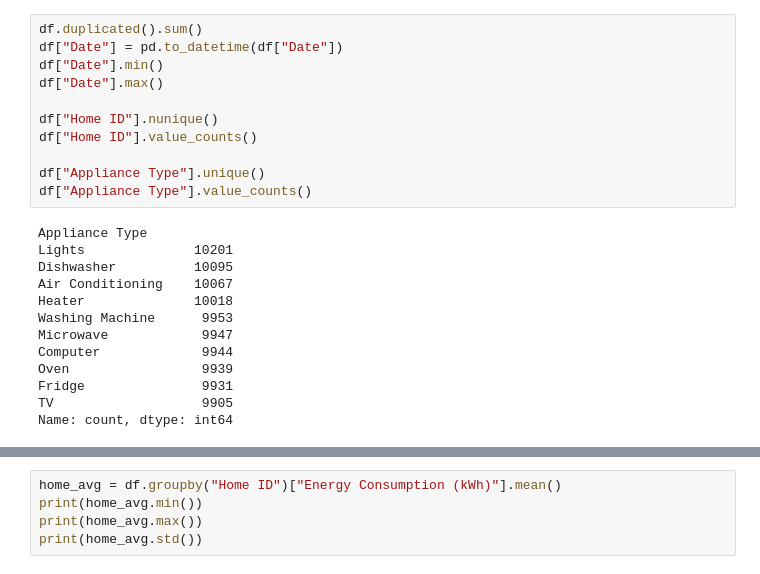
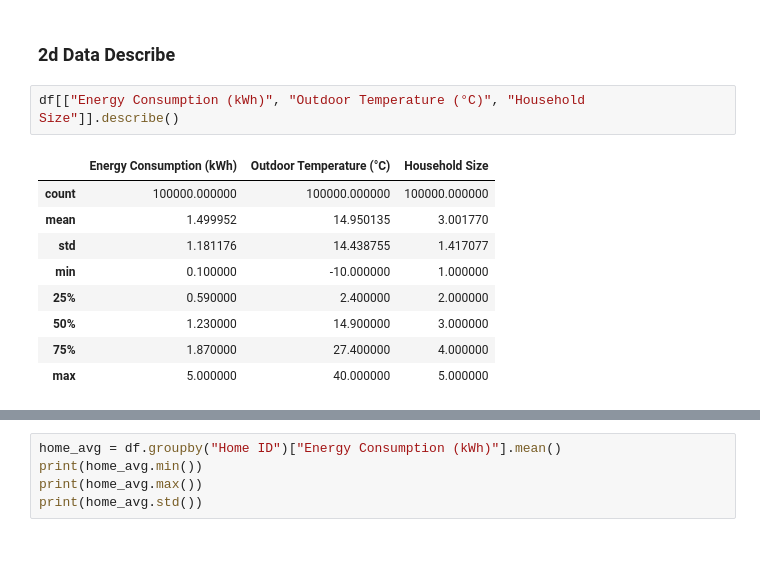
Before and after one commit to MelchiorDoan/Bridgin-Automation-Internship-Project, a Jupyter notebook: 04_Hierarchical/Hai/hc_model.ipynb, the cells around one changed output, grey strips where cells are left out. Cells and saved outputs as stored; diff of their text form; blank space fills up the shorter version.

```diff
--- a/04_Hierarchical/Hai/hc_model.ipynb
+++ b/04_Hierarchical/Hai/hc_model.ipynb
@@ -38,24 +112,14 @@ memory usage: 6.1 MB
+# %% [markdown]
+### 2d Data Describe
 # %%
-df.duplicated().sum()
-df["Date"] = pd.to_datetime(df["Date"])
-df["Date"].min()
-df["Date"].max()
-
-df["Home ID"].nunique()
-df["Home ID"].value_counts()
-
-df["Appliance Type"].unique()
-df["Appliance Type"].value_counts()
+df[["Energy Consumption (kWh)", "Outdoor Temperature (°C)", "Household Size"]].describe()
 # %% [output]
-Appliance Type
-Lights              10201
-Dishwasher          10095
-Air Conditioning    10067
-Heater              10018
-Washing Machine      9953
-Microwave            9947
-Computer             9944
-Oven                 9939
-Fridge               9931
-TV                   9905
-Name: count, dtype: int64
+|  | Energy Consumption (kWh) | Outdoor Temperature (°C) | Household Size |
+| count | 100000.000000 | 100000.000000 | 100000.000000 |
+| mean | 1.499952 | 14.950135 | 3.001770 |
+| std | 1.181176 | 14.438755 | 1.417077 |
+| min | 0.100000 | -10.000000 | 1.000000 |
+| 25% | 0.590000 | 2.400000 | 2.000000 |
+| 50% | 1.230000 | 14.900000 | 3.000000 |
+| 75% | 1.870000 | 27.400000 | 4.000000 |
+| max | 5.000000 | 40.000000 | 5.000000 |
```
Also changed, not shown: parts of 48 cells of this notebook.
